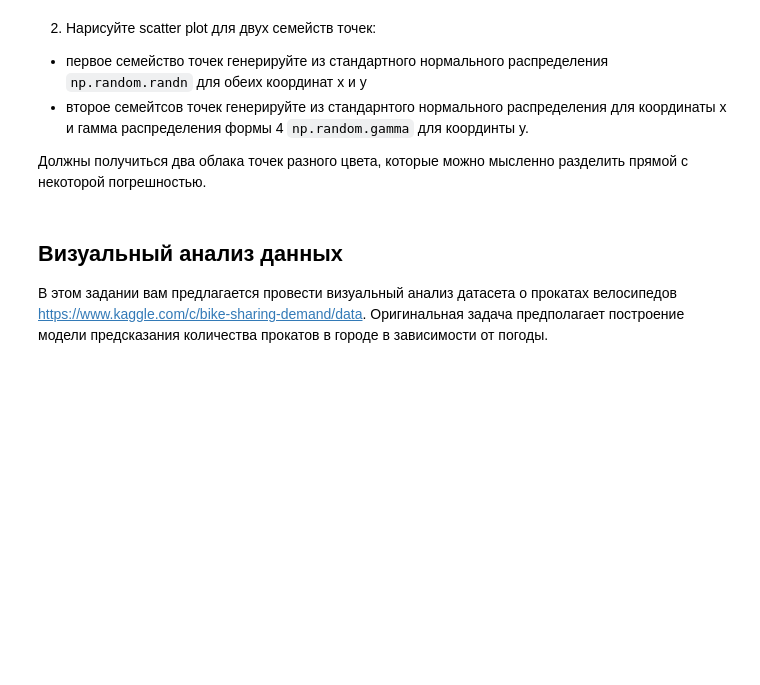
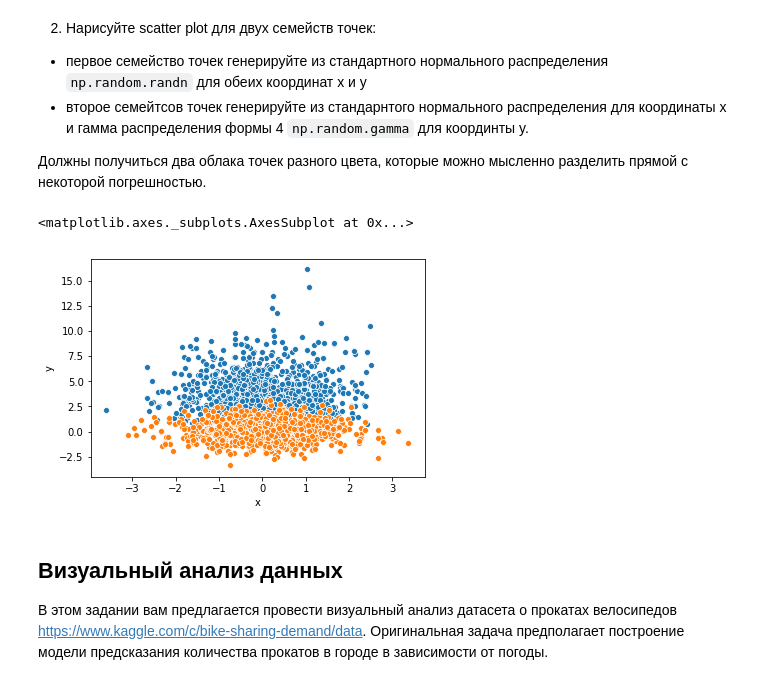
Before and after one commit to Agotsulov/ML-7bits, a Jupyter notebook: week3_homework_03-01-visualisation-homework.ipynb, the cells around one changed output. Drawn from its saved outputs; the diff is of its cells as text; code cells hidden in the pictures; blank space fills up the shorter version.

```diff
--- a/week3_homework_03-01-visualisation-homework.ipynb
+++ b/week3_homework_03-01-visualisation-homework.ipynb
@@ -27,6 +37,15 @@ import seaborn as sns
 - второе семейтсов точек генерируйте из стандарнтого нормального распределения для координаты x и гамма распределения формы 4 `np.random.gamma` для координты y.
 
 Должны получиться два облака точек разного цвета, которые можно мысленно разделить прямой с некоторой погрешностью.
+# %%
+n = {'x': np.array([np.random.randn() for i in range(0,1000)]), 'y': np.array([np.random.randn() for i in range(0,1000)])}
+g = {'x': np.array([np.random.randn() for i in range(0,1000)]), 'y': np.random.gamma(shape=4, size=1000)}
+
+sns.scatterplot(x='x', y='y', data=pd.DataFrame(data=g))
+sns.scatterplot(x='x', y='y', data=pd.DataFrame(data=n))
+# %% [output]
+<matplotlib.axes._subplots.AxesSubplot at 0x...>
+[figure, added]
 # %% [markdown]
 ## Визуальный анализ данных
 
```
Also changed, not shown: parts of 25 cells of this notebook, 12 other files.
